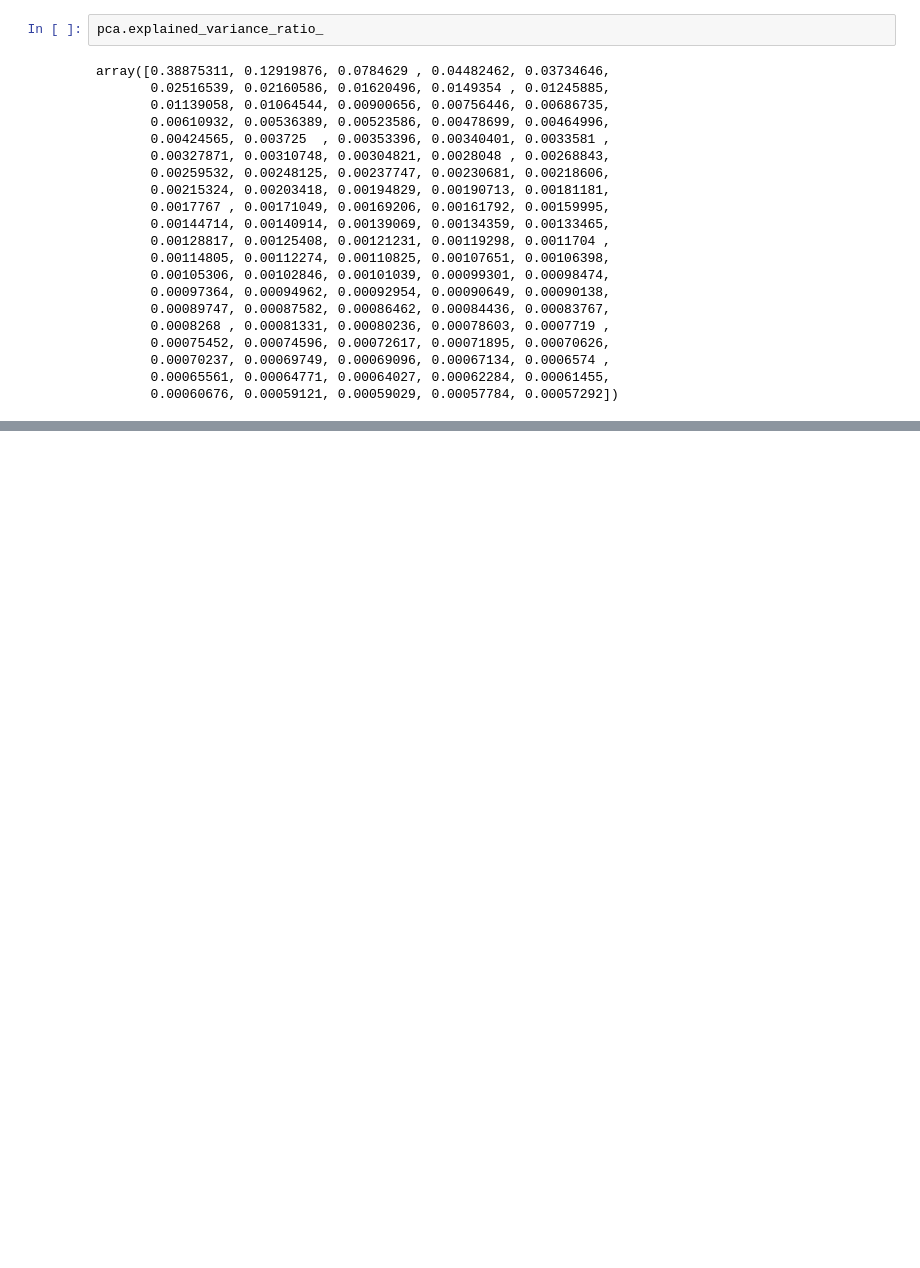
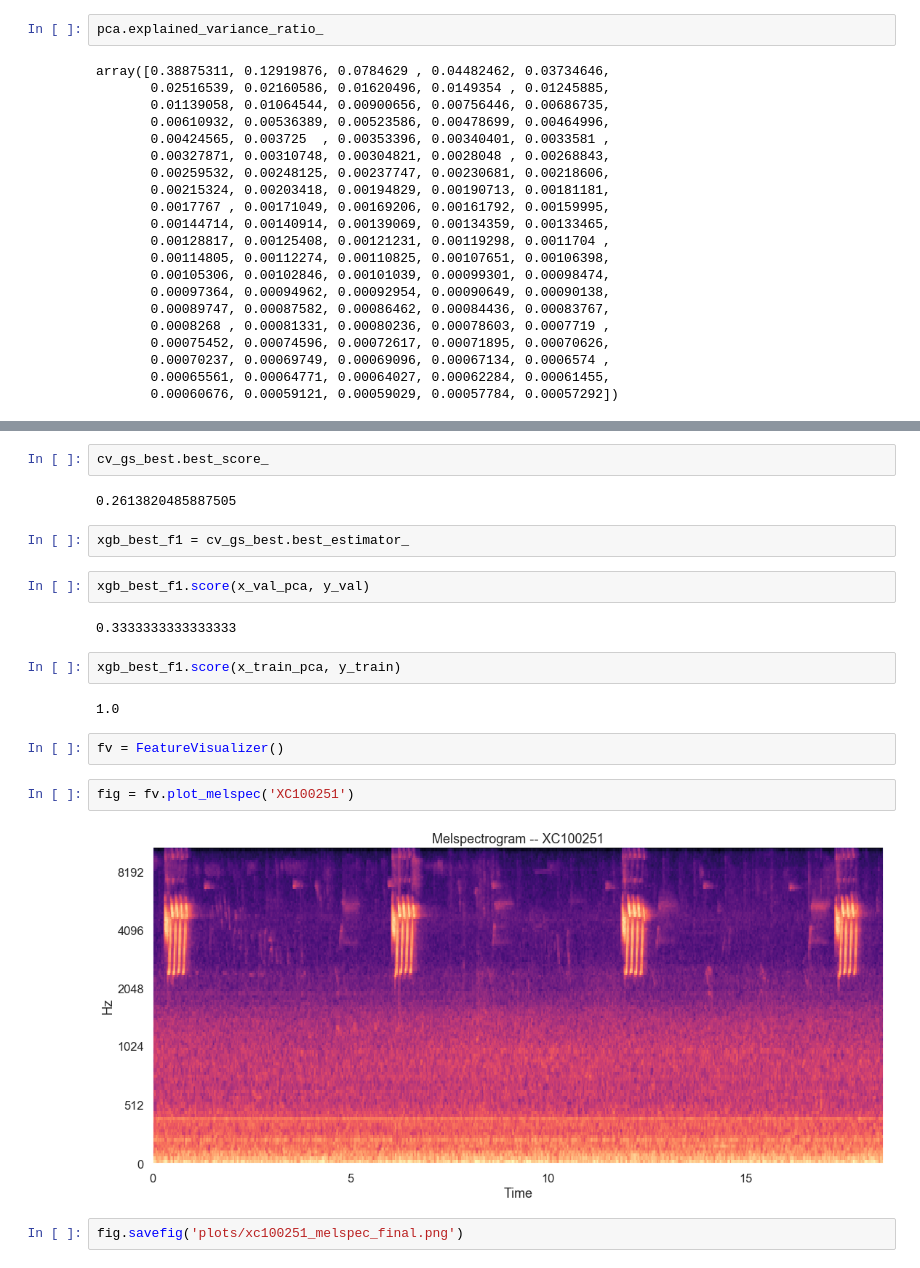
Before and after one commit to bbjornstad-flatiron/flatiron-mod5-project, a Jupyter notebook: test_classification.ipynb, the cells around one changed output, grey strips where cells are left out. Drawn from its saved outputs; the diff is of its cells as text; blank space fills up the shorter version.

```diff
--- a/test_classification.ipynb
+++ b/test_classification.ipynb
@@ -412,0 +644,22 @@ sns.lineplot(data=np.cumsum(pca.explained_variance_ratio_), ax=pca_ax)
+# %%
+cv_gs_best.best_score_
+# %% [output]
+0.2613820485887505
+# %%
+xgb_best_f1 = cv_gs_best.best_estimator_
+# %%
+xgb_best_f1.score(x_val_pca, y_val)
+# %% [output]
+0.3333333333333333
+# %%
+xgb_best_f1.score(x_train_pca, y_train)
+# %% [output]
+1.0
+# %%
+fv = FeatureVisualizer()
+# %%
+fig = fv.plot_melspec('XC100251')
+# %% [output]
+[figure, added]
+# %%
+fig.savefig('plots/xc100251_melspec_final.png')
```
Also changed, not shown: parts of 53 cells of this notebook, 6 other files.
